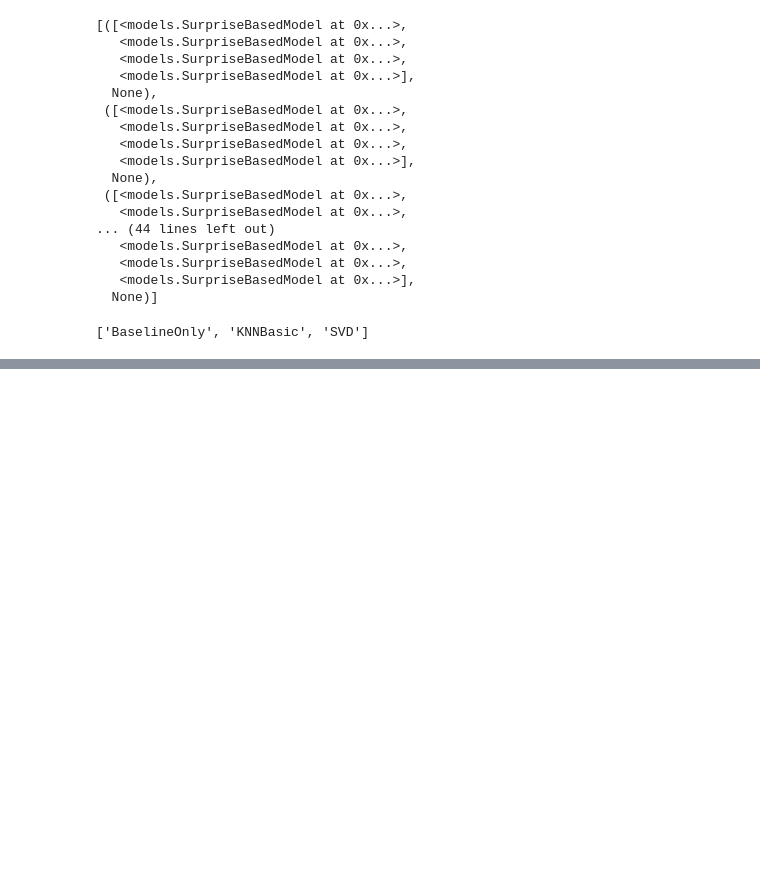
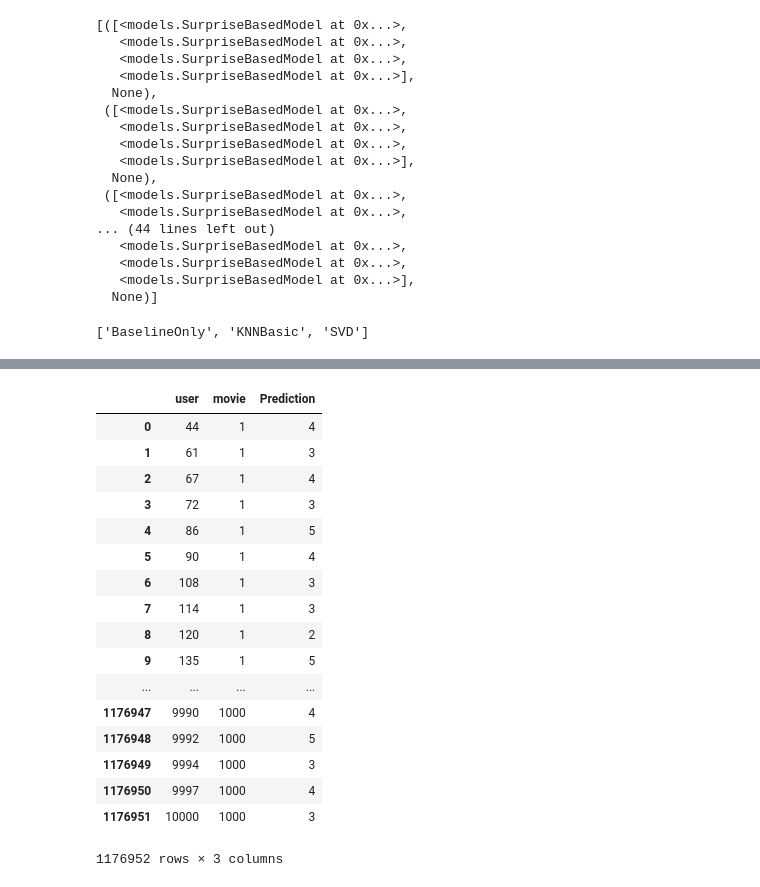
Before and after one commit to justcho5/ml_projects, a Jupyter notebook: project2/Kiru.ipynb, the cells around one changed output, grey strips where cells are left out. Cells and saved outputs as stored; diff of their text form; code cells hidden in the pictures; blank space fills up the shorter version.

```diff
--- a/project2/Kiru.ipynb
+++ b/project2/Kiru.ipynb
@@ -502,3 +480,24 @@ x = s.write_predictions_to_file(new_predictions, "run_8_blending_part_submission
+# %%
+data
+# %% [output]
+|  | user | movie | Prediction |
+| 0 | 44 | 1 | 4 |
+| 1 | 61 | 1 | 3 |
+| 2 | 67 | 1 | 4 |
+| 3 | 72 | 1 | 3 |
+| 4 | 86 | 1 | 5 |
+| 5 | 90 | 1 | 4 |
+| 6 | 108 | 1 | 3 |
+| 7 | 114 | 1 | 3 |
+| 8 | 120 | 1 | 2 |
+| 9 | 135 | 1 | 5 |
+| ... | ... | ... | ... |
+| 1176947 | 9990 | 1000 | 4 |
+| 1176948 | 9992 | 1000 | 5 |
+| 1176949 | 9994 | 1000 | 3 |
+| 1176950 | 9997 | 1000 | 4 |
+| 1176951 | 10000 | 1000 | 3 |
+1176952 rows × 3 columns
 # %%
 kf = KFold(n_splits = 3)
 splits = list(kf.split(data))
```
Also changed, not shown: parts of 14 cells of this notebook, 1 other file.
